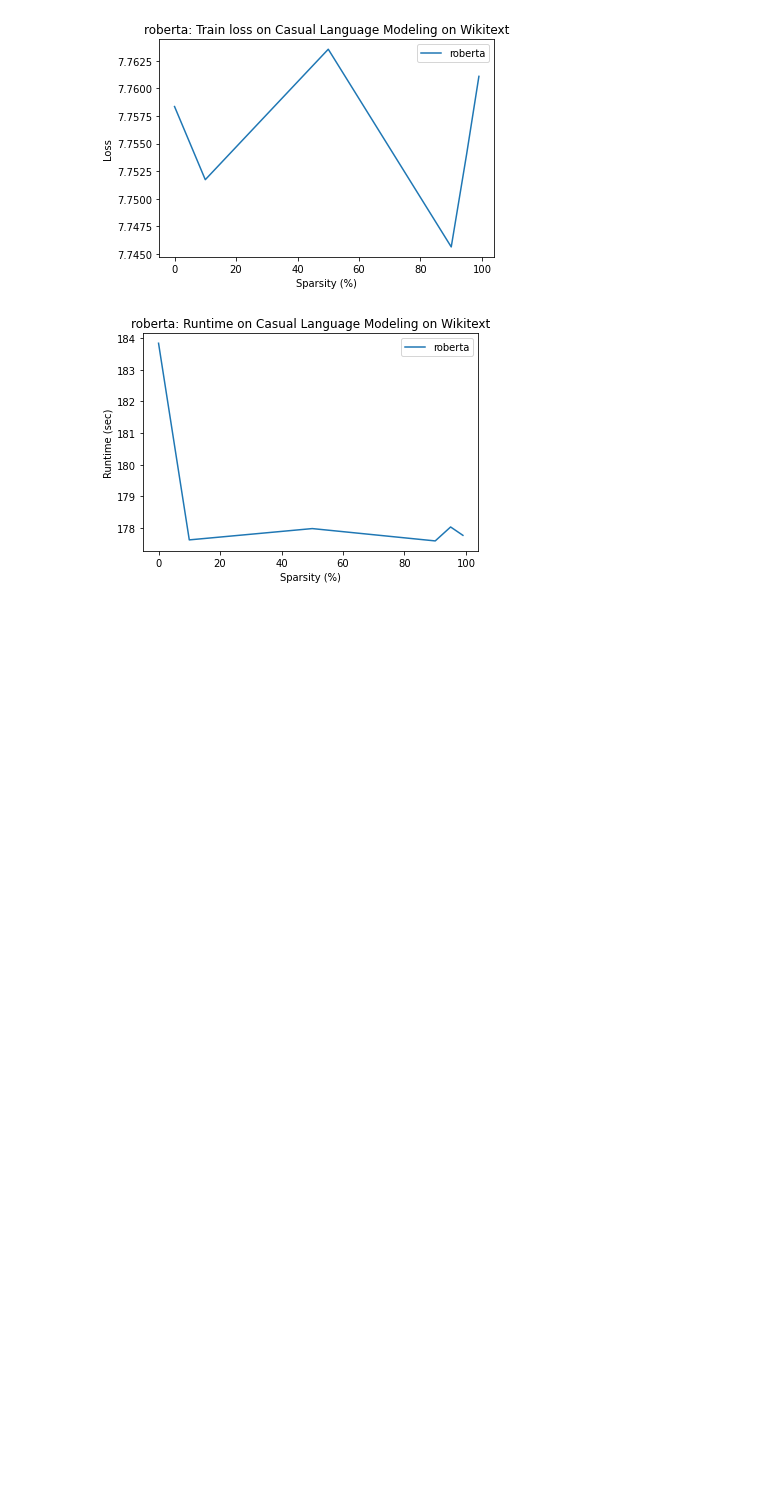
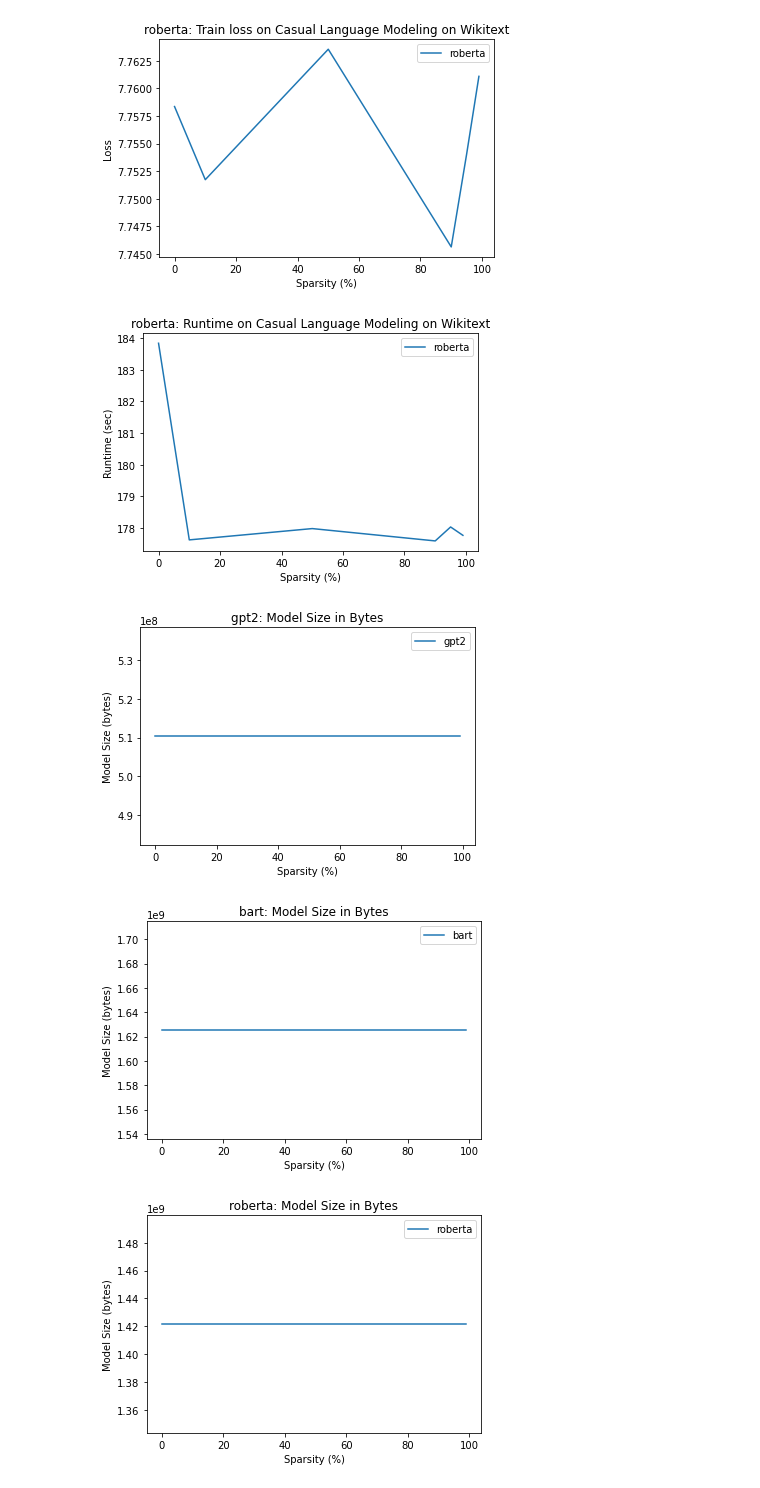
Before and after one commit to szhou12/llm-sparsification-szhou12, a Jupyter notebook: performance.ipynb, the cells around one changed output. Saved outputs shown, nothing was run; the diff lists cells and outputs as text; code cells hidden in the pictures; blank space fills up the shorter version.

Commit message:
add size plots

```diff
--- a/performance.ipynb
+++ b/performance.ipynb
@@ -83,3 +83,20 @@ plot_performance(benchmark='clm')
 [figure]
 [figure]
 [figure]
+# %%
+df_size = pd.read_csv('output/model_sizes.csv')
+# %%
+for model_name in model_names:
+    df_size.plot(
+        x = 'sparsity',
+        y = model_name,
+        xlabel="Sparsity (%)",
+        ylabel="Model Size (bytes)",
+        title=f"{model_name}: Model Size in Bytes"
+    )
+    plt.savefig(f"plots/{model_name}_size.png", dpi=199)
+    plt.show()
+# %% [output]
+[figure, added]
+[figure, added]
+[figure, added]
```
Also changed, not shown: 3 other files.
